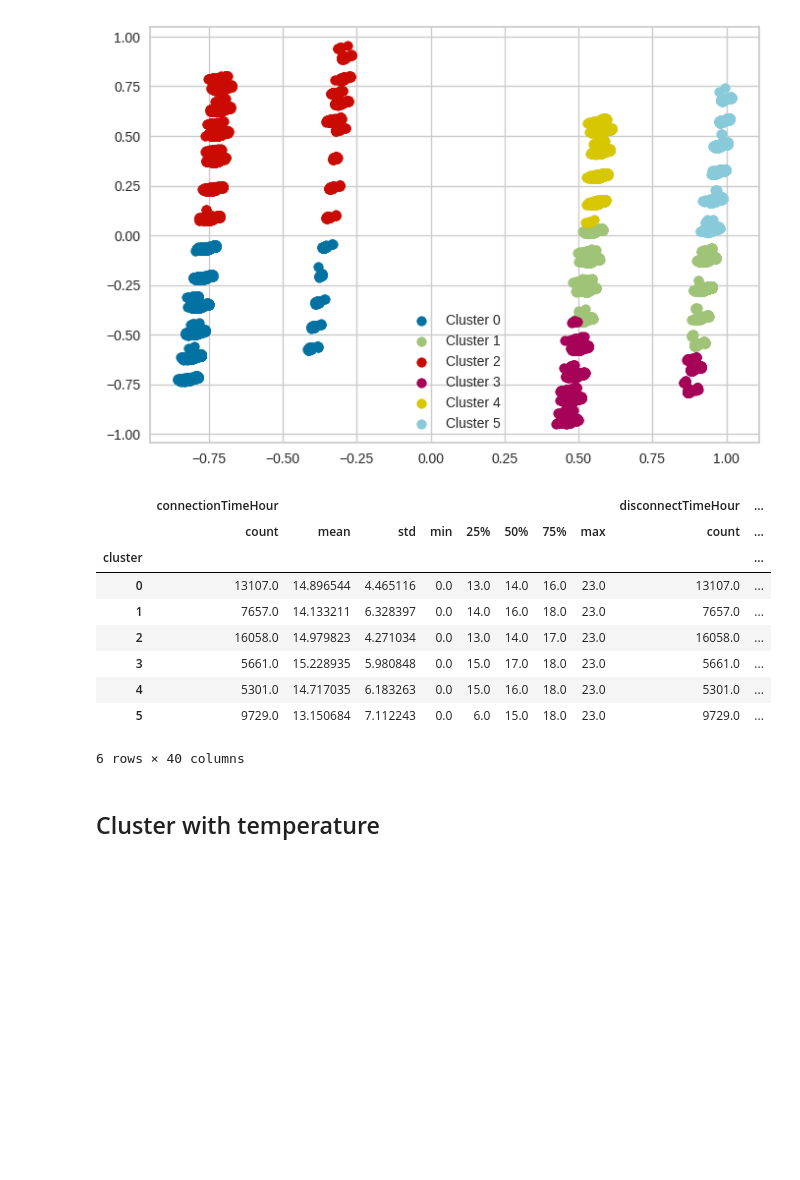
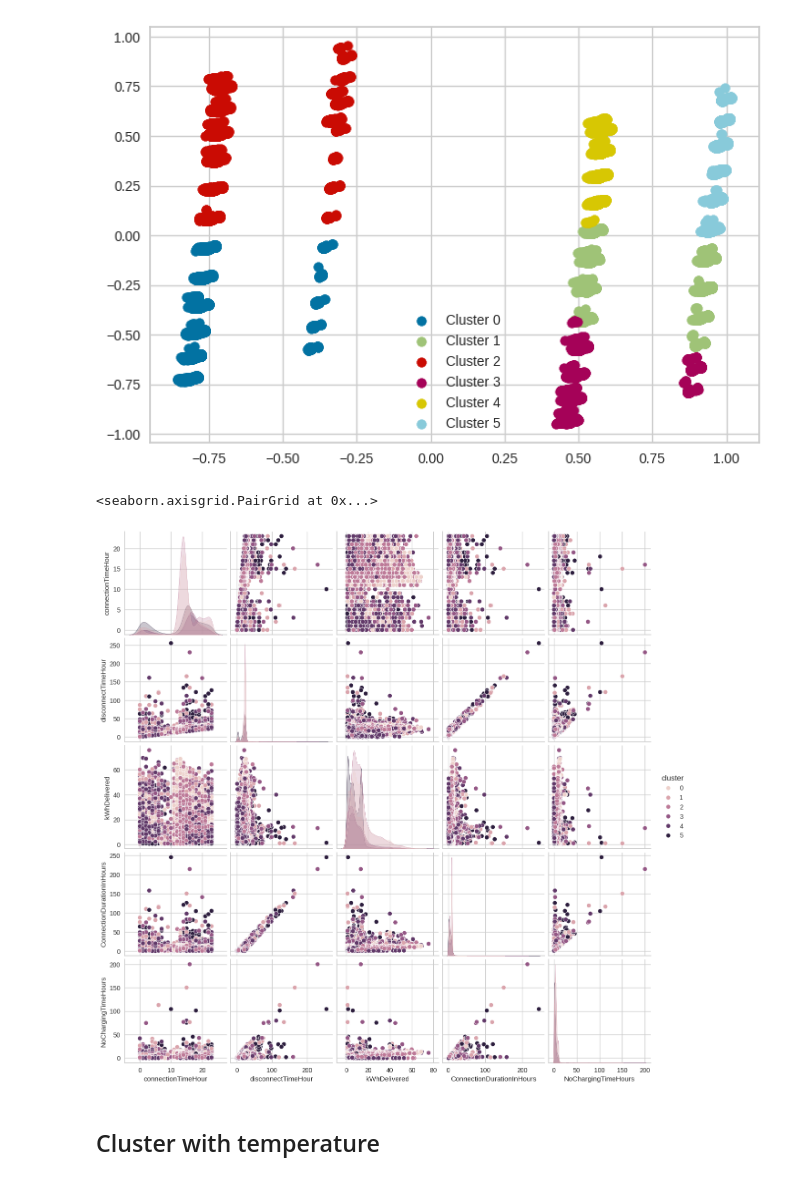
Before and after one commit to S0PEX/AA_Team_9_WS23, a Jupyter notebook: clustering.ipynb, the cells around one changed output. Cells and saved outputs as stored; diff of their text form; code cells hidden in the pictures; blank space fills up the shorter version.

```diff
--- a/clustering.ipynb
+++ b/clustering.ipynb
@@ -285,27 +285,23 @@ labels = normalize_and_cluster(df_all_columns, 6)
 # %%
 # Append labels to the original data
 full_charging_data_labeled = full_charging_data.copy()
 full_charging_data_labeled['cluster'] = labels
 
 # With only ours representation we can't display that the session is going over midnight, so we make disconnectTimeHour equal to connectionTimeHour + ConnectionDurationInHours
 full_charging_data_labeled['disconnectTimeHour'] = (full_charging_data_labeled['connectionTimeHour'] + full_charging_data_labeled['ConnectionDurationInHours']).astype(int)
 
 # Restrict to interesting columns
 full_charging_data_labeled = full_charging_data_labeled[['connectionTimeHour', 'disconnectTimeHour', 'kWhDelivered', 'ConnectionDurationInHours', 'NoChargingTimeHours', 'cluster']]
 
 # Group by cluster and describe
 full_charging_data_labeled.groupby('cluster').describe()
+
+# Scatter plot all columns
+import seaborn as sns
+sns.pairplot(full_charging_data_labeled, hue='cluster')
 # %% [output]
-|  | connectionTimeHour |  |  |  |  |  |  |  | disconnectTimeHour | ... |
-|  | count | mean | std | min | 25% | 50% | 75% | max | count | ... |
-| cluster |  |  |  |  |  |  |  |  |  | ... |
-| 0 | 13107.0 | 14.896544 | 4.465116 | 0.0 | 13.0 | 14.0 | 16.0 | 23.0 | 13107.0 | ... |
-| 1 | 7657.0 | 14.133211 | 6.328397 | 0.0 | 14.0 | 16.0 | 18.0 | 23.0 | 7657.0 | ... |
-| 2 | 16058.0 | 14.979823 | 4.271034 | 0.0 | 13.0 | 14.0 | 17.0 | 23.0 | 16058.0 | ... |
-| 3 | 5661.0 | 15.228935 | 5.980848 | 0.0 | 15.0 | 17.0 | 18.0 | 23.0 | 5661.0 | ... |
-| 4 | 5301.0 | 14.717035 | 6.183263 | 0.0 | 15.0 | 16.0 | 18.0 | 23.0 | 5301.0 | ... |
-| 5 | 9729.0 | 13.150684 | 7.112243 | 0.0 | 6.0 | 15.0 | 18.0 | 23.0 | 9729.0 | ... |
-6 rows × 40 columns
+<seaborn.axisgrid.PairGrid at 0x...>
+[figure, added]
 # %% [markdown]
 ## Cluster with temperature
 # %%
```
Also changed, not shown: 2 other files.
